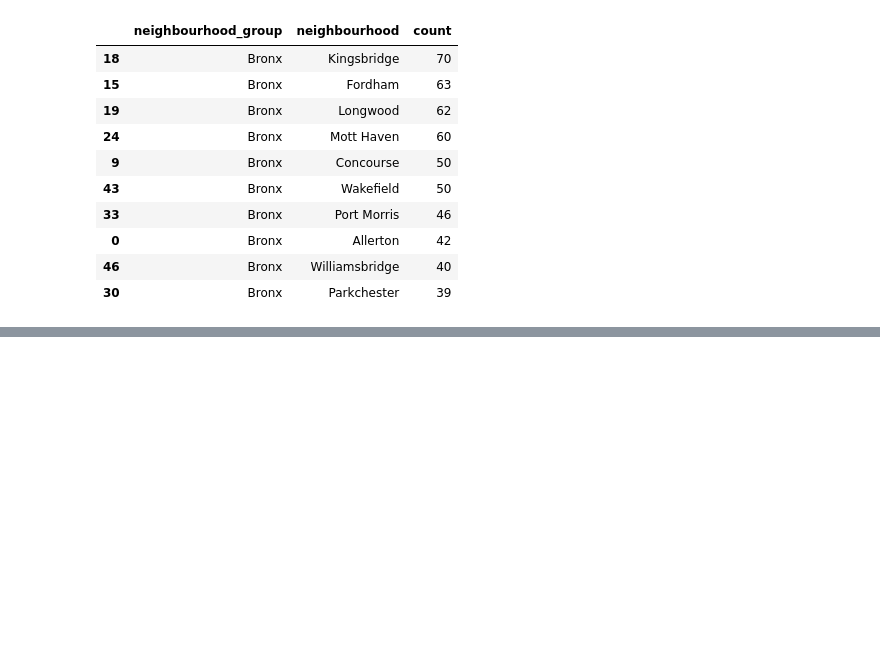
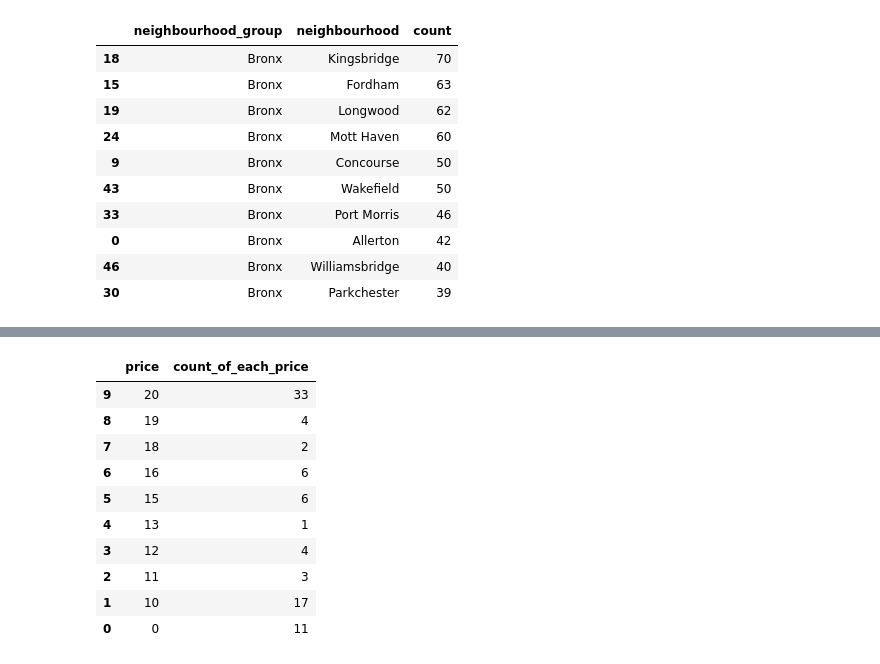
Before and after one commit to Sanjaycsk/AirBnb-EDA, a Jupyter notebook: AirBnB_Project.ipynb, the cells around one changed output, grey strips where cells are left out. Cells and saved outputs as stored; diff of their text form; code cells hidden in the pictures; blank space fills up the shorter version.

```diff
--- a/AirBnB_Project.ipynb
+++ b/AirBnB_Project.ipynb
@@ -351,0 +371,15 @@ Top 10 count's in Bronx neighbourhood are:
+# %%
+Price_analysis_count_checker = airbnb_file[['name','price']].groupby(['price'])['price'].count().reset_index(name='count_of_each_price').sort_values(['price'], ascending=[False])
+Price_analysis_count_checker.tail(10)
+# %% [output]
+|  | price | count_of_each_price |
+| 9 | 20 | 33 |
+| 8 | 19 | 4 |
+| 7 | 18 | 2 |
+| 6 | 16 | 6 |
+| 5 | 15 | 6 |
+| 4 | 13 | 1 |
+| 3 | 12 | 4 |
+| 2 | 11 | 3 |
+| 1 | 10 | 17 |
+| 0 | 0 | 11 |
```
Also changed, not shown: parts of 12 cells of this notebook.
